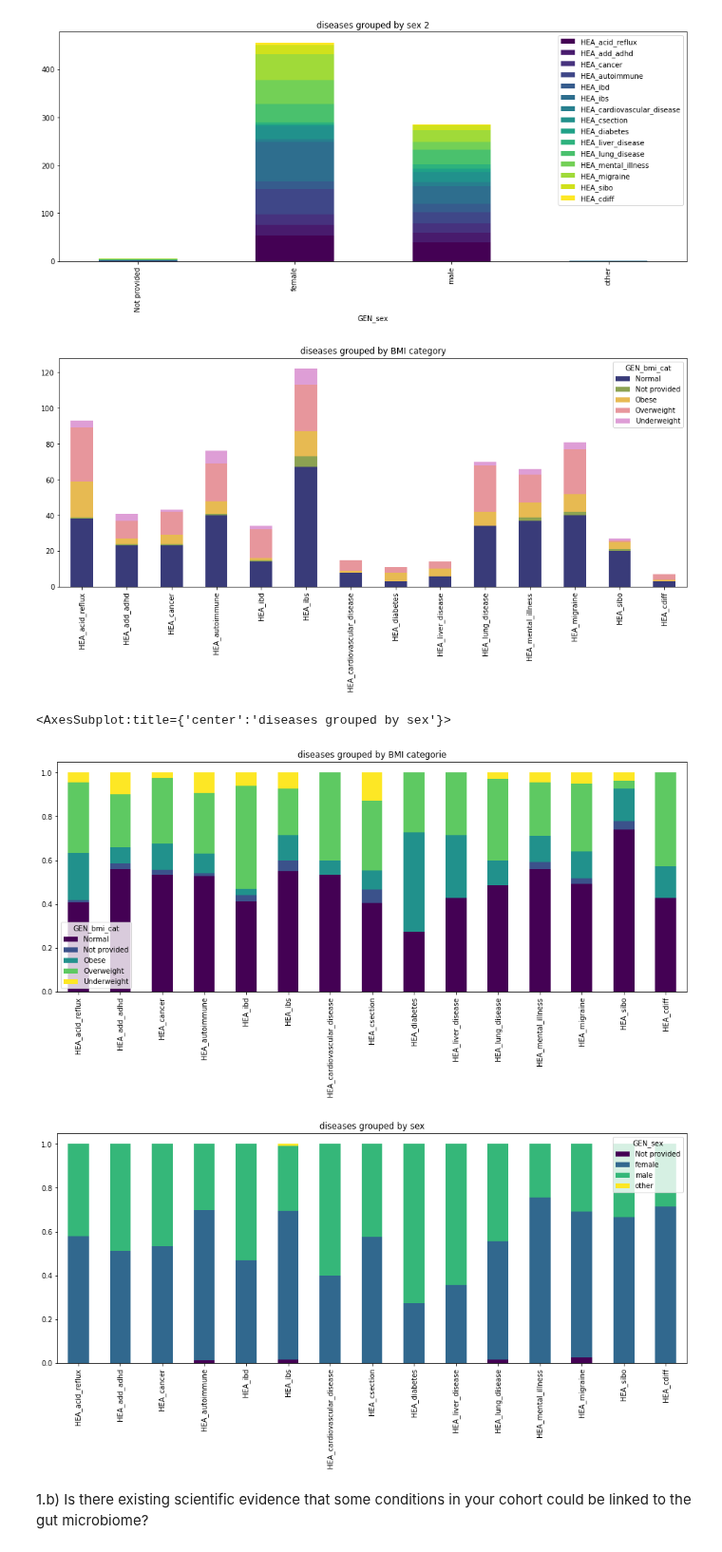
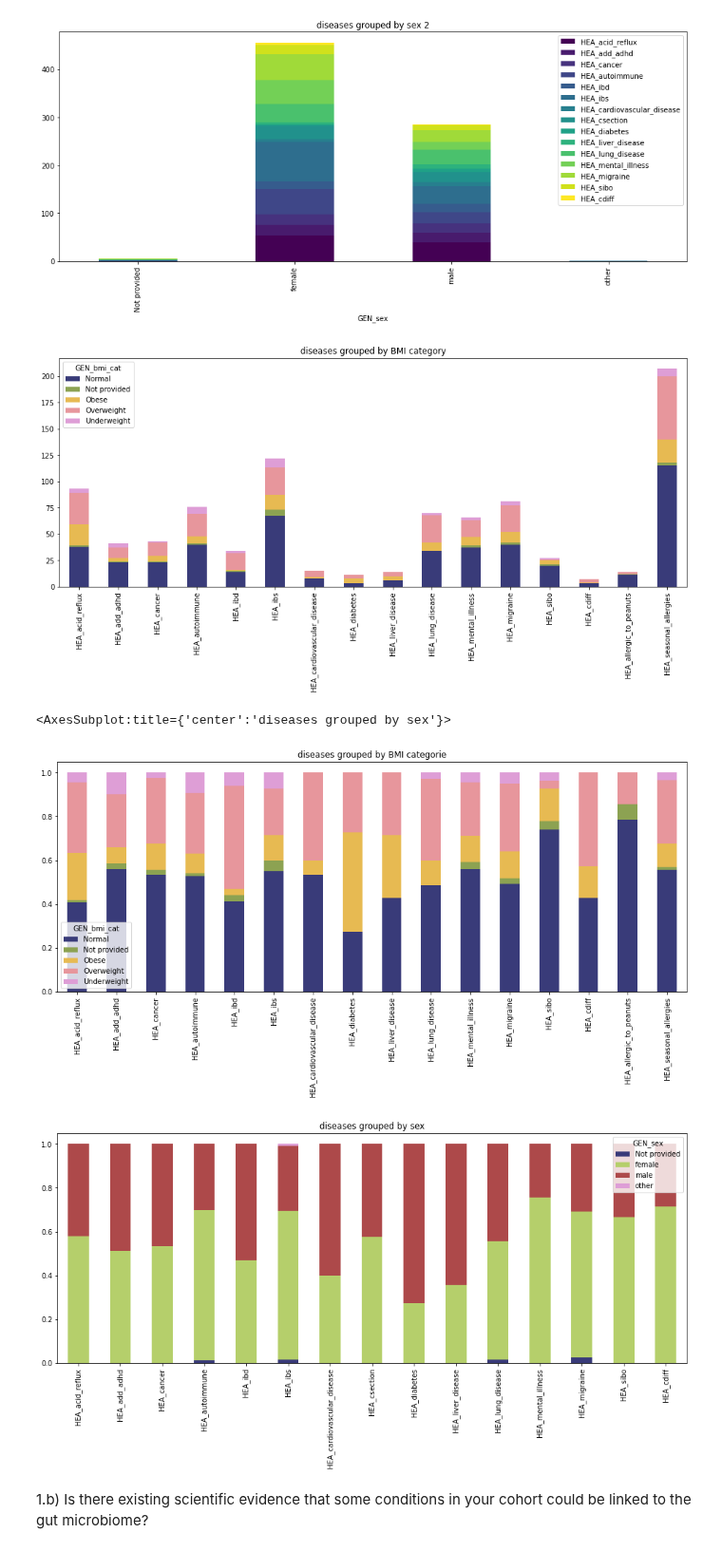
Before and after one commit to annawet/Poop-Power, a Jupyter notebook: ExploringMetadata.ipynb, the cells around one changed output. Shown at 95% size. Saved outputs shown, nothing was run; the diff lists cells and outputs as text; code cells hidden in the pictures.

```diff
--- a/ExploringMetadata.ipynb
+++ b/ExploringMetadata.ipynb
@@ -200,7 +185,7 @@ df_diseases_grouped_s.plot(kind = 'bar', stacked = True, figsize = [16, 6], titl
 group_diseases_b = ['HEA_acid_reflux', 'HEA_add_adhd', 'HEA_cancer', 'HEA_autoimmune', 'HEA_ibd', 'HEA_ibs',
            'HEA_cardiovascular_disease','HEA_diabetes',
             'HEA_liver_disease', 'HEA_lung_disease', 'HEA_mental_illness', 'HEA_migraine', 'HEA_sibo',
-            'HEA_cdiff', 'GEN_bmi_cat']
+            'HEA_cdiff','HEA_allergic_to_peanuts','HEA_seasonal_allergies','GEN_bmi_cat']
 df_diseases_b = df_metadata.loc[:, group_diseases_b]
 df_diseases_grouped_b =  df_diseases_b.groupby(['GEN_bmi_cat']).sum()
 df_diseases_grouped_b.transpose().plot(kind = 'bar', stacked = True, figsize = [16, 6],
@@ -208,20 +193,20 @@ df_diseases_grouped_b.transpose().plot(kind = 'bar', stacked = True, figsize = [
 plt.savefig(f'{exp_dir}/diseases_bmi_cat', bbox_inches='tight')
 #df_diseases_grouped_b.plot(kind = 'bar', stacked = True, figsize = [16, 6], title = 'diseases grouped by BMI categorie 2', colormap = 'viridis')
 # %% [output]
-[figure, old version]
+[figure, new version]
 # %%
 #same in percentage
 df_diseases_grouped_b_perc = df_diseases_grouped_b/df_diseases_grouped_b.sum()
 df_diseases_grouped_s_perc = df_diseases_grouped_s/df_diseases_grouped_s.sum()
 
 df_diseases_grouped_b_perc.transpose().plot(kind = 'bar', stacked = True, figsize = [16, 6],
-                                       title = 'diseases grouped by BMI categorie', colormap = 'viridis')
+                                       title = 'diseases grouped by BMI categorie', colormap = 'tab20b')
 df_diseases_grouped_s_perc.transpose().plot(kind = 'bar', stacked = True, figsize = [16, 6],
-                                       title = 'diseases grouped by sex', colormap = 'viridis')
+                                       title = 'diseases grouped by sex', colormap = 'tab20b')
 # %% [output]
 <AxesSubplot:title={'center':'diseases grouped by sex'}>
-[figure, old version]
+[figure, new version]
-[figure, old version]
+[figure, new version]
 # %% [markdown]
 1.b) Is there existing scientific evidence that some conditions in your cohort could be linked to the gut
 microbiome?
```
Also changed, not shown: parts of 1 cell of this notebook, 4 other files.
